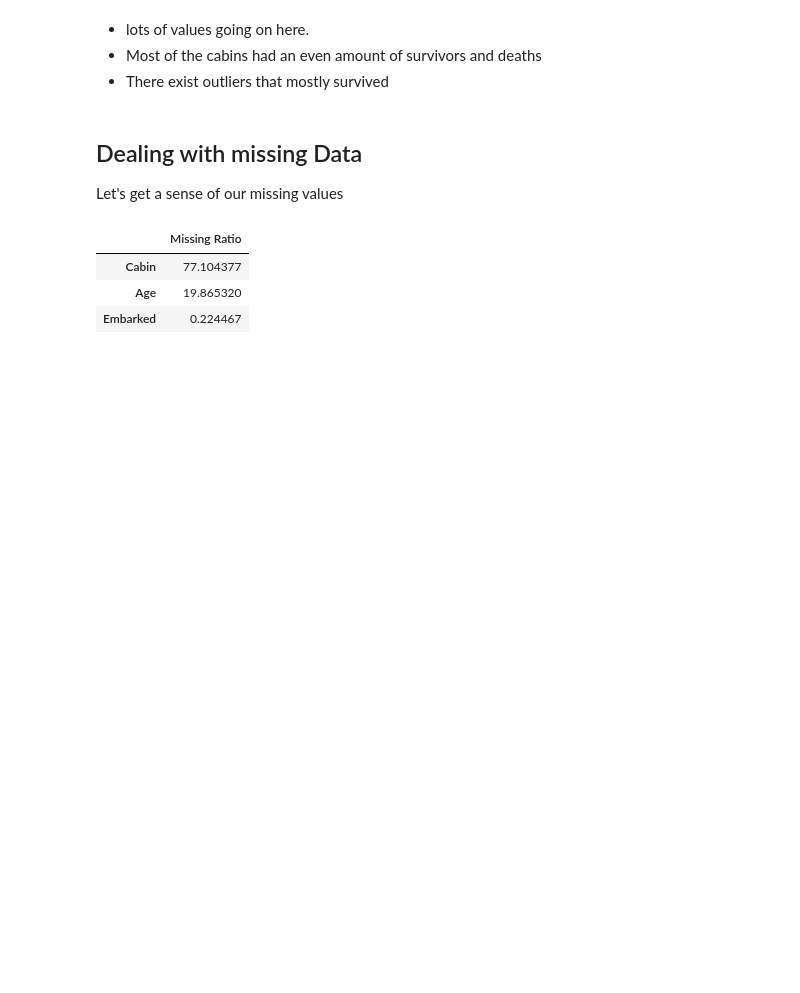
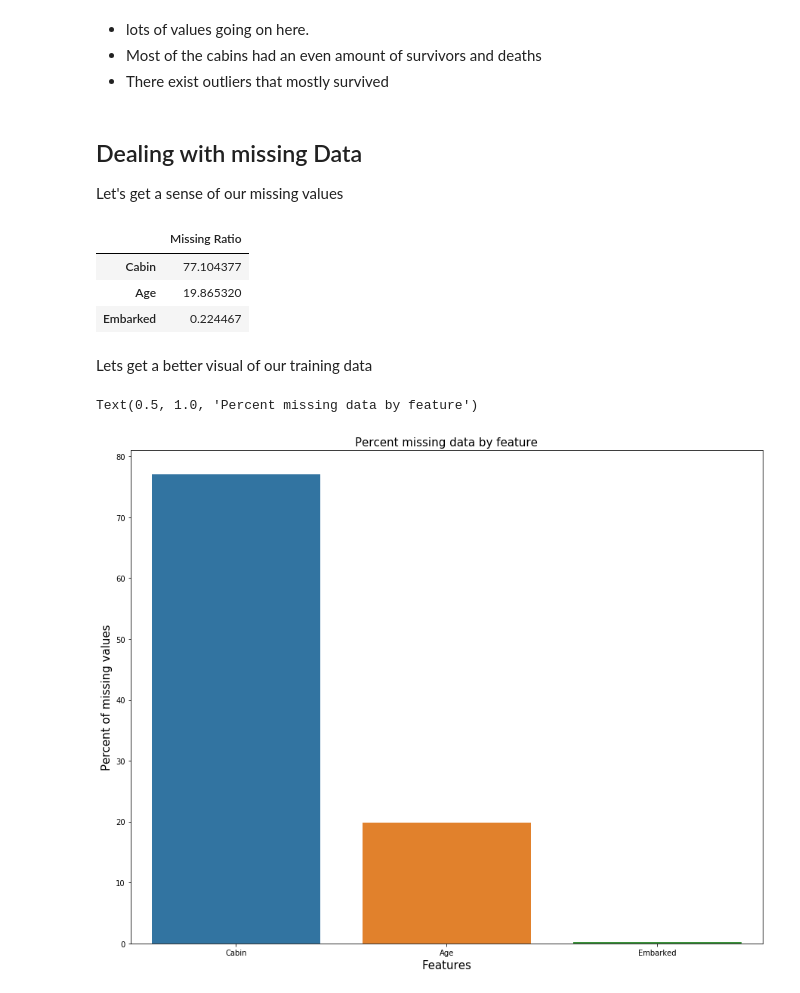
Before and after one commit to Ilroy/titanic_project, a Jupyter notebook: titanic_notebook.ipynb, the cells around one changed output. Drawn from its saved outputs; the diff is of its cells as text; code cells hidden in the pictures; blank space fills up the shorter version.

```diff
--- a/titanic_notebook.ipynb
+++ b/titanic_notebook.ipynb
@@ -196,3 +197,14 @@ missing_training_data
 | Cabin | 77.104377 |
 | Age | 19.865320 |
 | Embarked | 0.224467 |
+# %% [markdown]
+Lets get a better visual of our training data
+# %%
+f, ax = plt.subplots(figsize=(15, 12))
+sns.barplot(x=train_data_na.index, y=train_data_na)
+plt.xlabel('Features', fontsize=15)
+plt.ylabel('Percent of missing values', fontsize=15)
+plt.title('Percent missing data by feature', fontsize=15)
+# %% [output]
+Text(0.5, 1.0, 'Percent missing data by feature')
+[figure, added]
```
Also changed, not shown: parts of 6 cells of this notebook.
